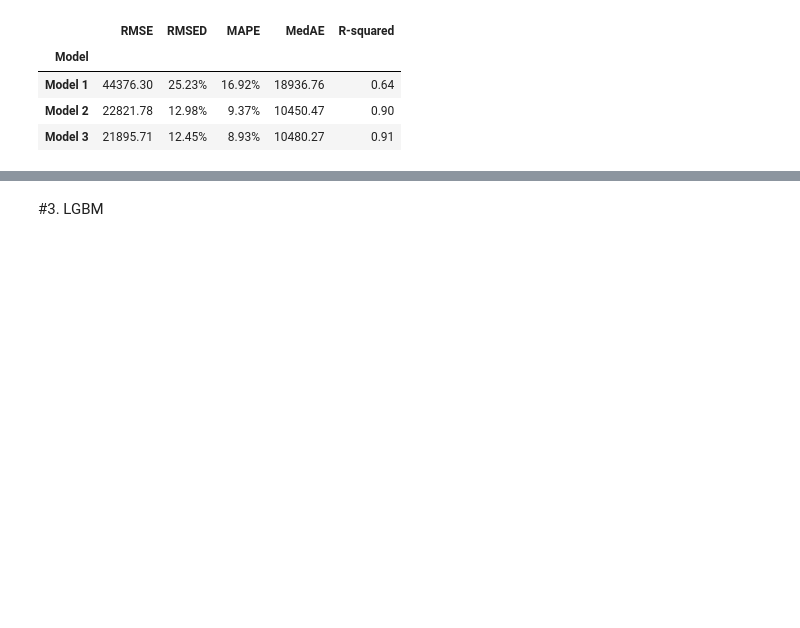
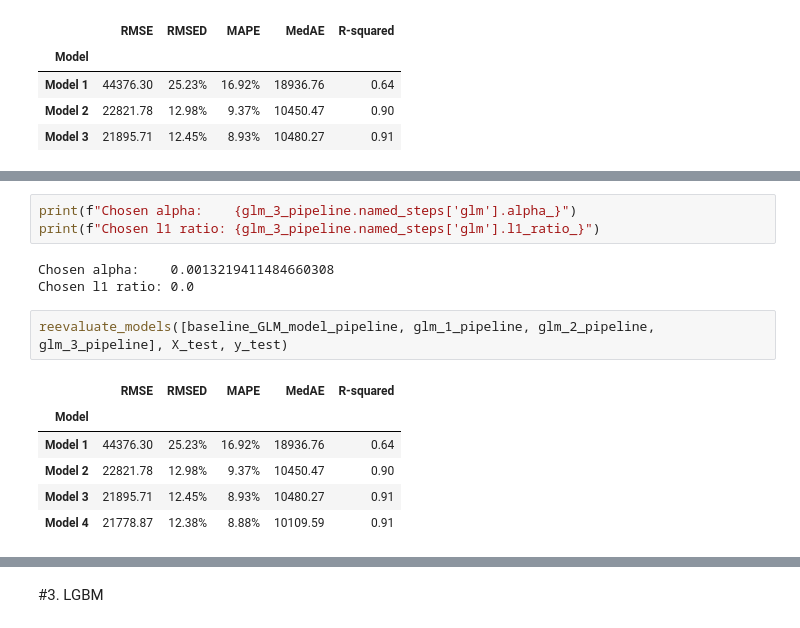
Before and after one commit to congminh-nguyen/ames_project, a Jupyter notebook: notebooks/model.ipynb, the cells around one changed output, grey strips where cells are left out. Cells and saved outputs as stored; diff of their text form; blank space fills up the shorter version.

```diff
--- a/notebooks/model.ipynb
+++ b/notebooks/model.ipynb
@@ -284,0 +330,15 @@ reevaluate_models([baseline_GLM_model_pipeline, glm_1_pipeline, glm_2_pipeline],
+# %%
+print(f"Chosen alpha:    {glm_3_pipeline.named_steps['glm'].alpha_}")
+print(f"Chosen l1 ratio: {glm_3_pipeline.named_steps['glm'].l1_ratio_}")
+# %% [output]
+Chosen alpha:    0.0013219411484660308
+Chosen l1 ratio: 0.0
+# %%
+reevaluate_models([baseline_GLM_model_pipeline, glm_1_pipeline, glm_2_pipeline, glm_3_pipeline], X_test, y_test)
+# %% [output]
+|  | RMSE | RMSED | MAPE | MedAE | R-squared |
+| Model |  |  |  |  |  |
+| Model 1 | 44376.30 | 25.23% | 16.92% | 18936.76 | 0.64 |
+| Model 2 | 22821.78 | 12.98% | 9.37% | 10450.47 | 0.90 |
+| Model 3 | 21895.71 | 12.45% | 8.93% | 10480.27 | 0.91 |
+| Model 4 | 21778.87 | 12.38% | 8.88% | 10109.59 | 0.91 |
```
Also changed, not shown: parts of 32 cells of this notebook, 5 other files.
